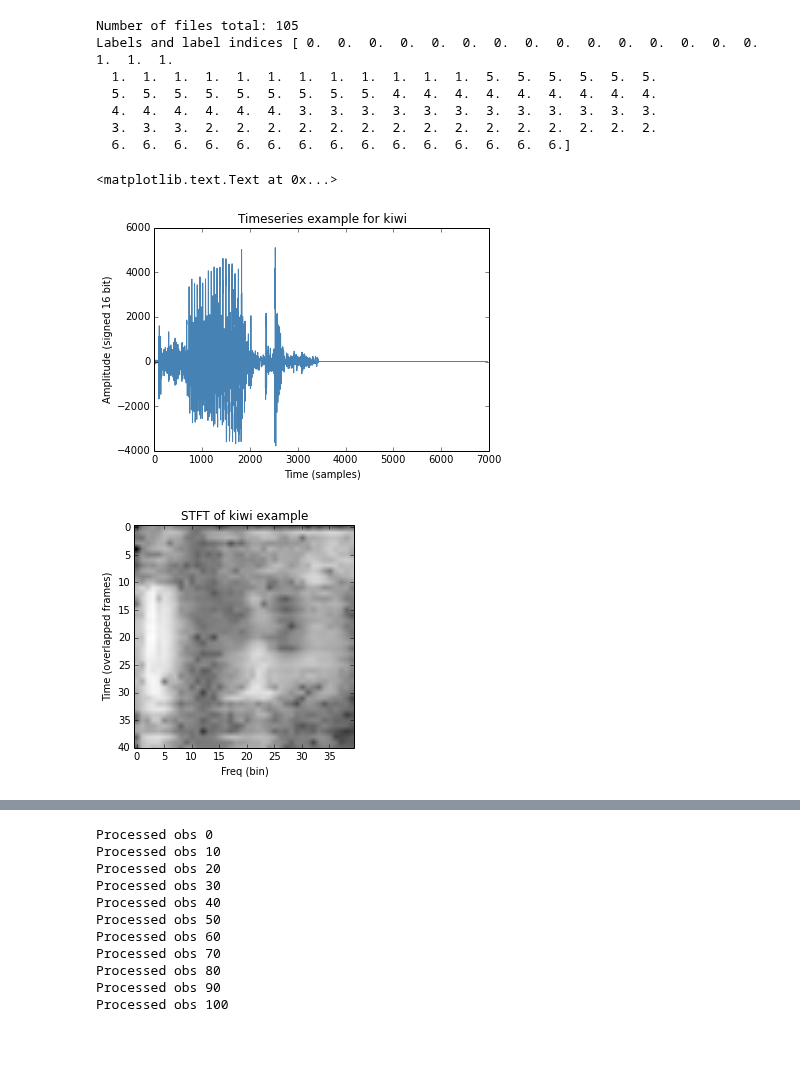
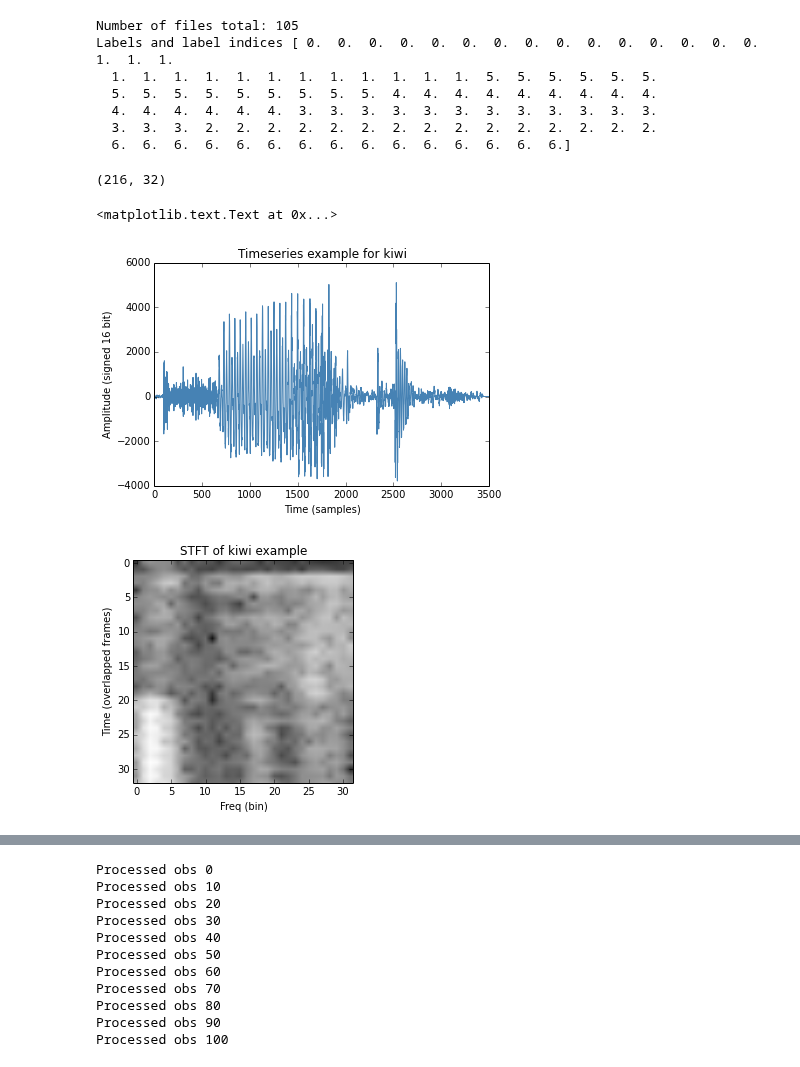
Before and after one commit to kastnerkyle/kastnerkyle.github.io-pelican, a Jupyter notebook: content/downloads/notebooks/ml_single_speaker_speech_recognition.ipynb, the cells around one changed output, grey strips where cells are left out. Drawn from its saved outputs; the diff is of its cells as text; code cells hidden in the pictures.

```diff
--- a/content/downloads/notebooks/ml_single_speaker_speech_recognition.ipynb
+++ b/content/downloads/notebooks/ml_single_speaker_speech_recognition.ipynb
@@ -64,31 +64,33 @@ Labels and label indices [ 0.  0.  0.  0.  0.  0.  0.  0.  0.  0.  0.  0.  0.  0
 import scipy
 import numpy as np
 
-def stft(x, fftsize=80, overlap_pct=.25):
+def stft(x, fftsize=64, overlap_pct=.5):
     #Modified from http://stackoverflow.com/questions/2459295/stft-and-istft-in-python
     hop = int(fftsize * (1 - overlap_pct))
     w = scipy.hanning(fftsize + 1)[:-1]
     raw = np.array([np.fft.rfft(w * x[i:i + fftsize]) for i in range(0, len(x) - fftsize, hop)])
-    return raw[:, :fftsize / 2]
+    return raw[:, :(fftsize / 2)]
 # %%
 import matplotlib.pyplot as plt
 plt.plot(data[0, :], color='steelblue')
 plt.title('Timeseries example for %s'%labels[0])
+plt.xlim(0, 3500)
 plt.xlabel('Time (samples)')
 plt.ylabel('Amplitude (signed 16 bit)')
 plt.figure()
-fftsize=80
-overlap_pct=.25
-log_freq = 20 * np.log(np.abs(stft(data[0, :],fftsize, overlap_pct)))
-plt.imshow(log_freq, cmap='gray')
+
+log_freq = 20 * np.log(np.abs(stft(data[0, :])))
+print log_freq.shape
+plt.imshow(log_freq, cmap='gray', interpolation=None)
 plt.xlabel('Freq (bin)')
 plt.ylabel('Time (overlapped frames)')
 plt.ylim(log_freq.shape[1])
 plt.title('STFT of %s example'%labels[0])
 # %% [output]
-<matplotlib.text.Text at 0x...>
+(216, 32)
+<matplotlib.text.Text at 0x...>
-[figure, old version]
+[figure, new version]
-[figure, old version]
+[figure, new version]
 # %%
 from numpy.lib.stride_tricks import as_strided
 
```
Also changed, not shown: parts of 11 cells of this notebook, 2 other files.
